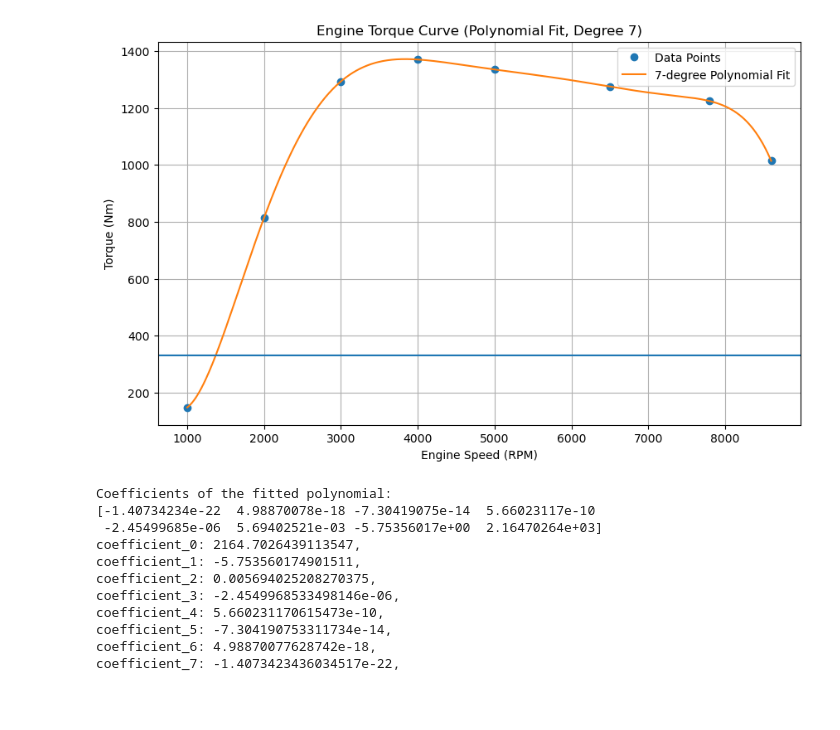
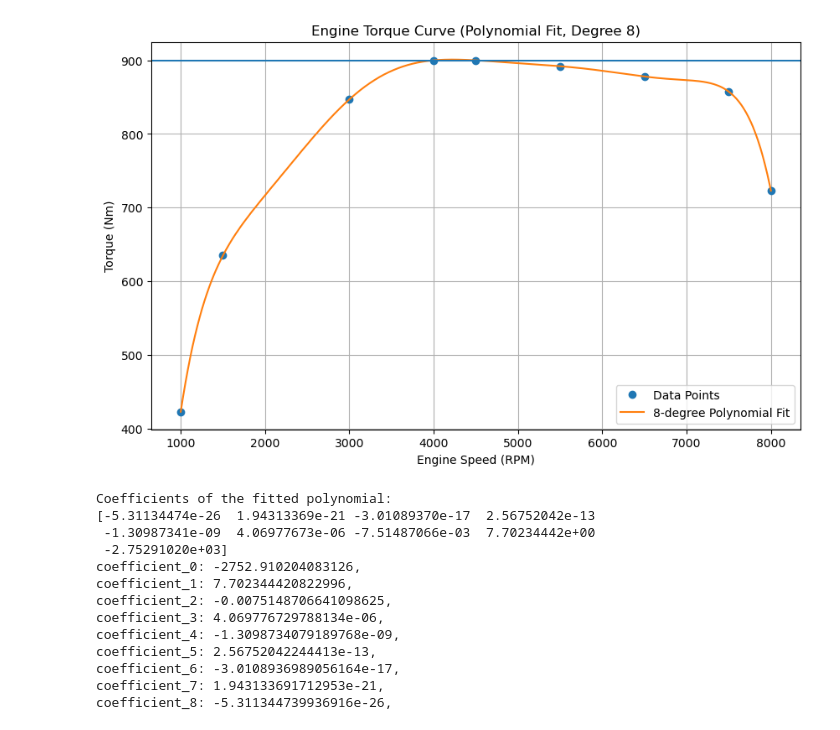
Before and after one commit to vougioukakis/car-acceleration-app, a Jupyter notebook: torque_curve_generator.ipynb, the cells around one changed output. Cells and saved outputs as stored; diff of their text form; code cells hidden in the pictures; blank space fills up the shorter version.

```diff
--- a/torque_curve_generator.ipynb
+++ b/torque_curve_generator.ipynb
@@ -8,58 +8,61 @@ import matplotlib.pyplot as plt
 
 # Given data points
 points = np.array([
-    [1000, 148],
-    [2000, 814],
-    [3000, 1293],
-    [4000, 1370],
-    [5000, 1335],
-    [6500, 1275],
-    [7800, 1224],
-    [8600, 1014],
+    [1000, 423],
+    [1500, 635],
+    [3000, 847],
+    [4000, 900],
+    [4500, 900],
+    [5500, 892],
+    [6500, 878],
+    [7500, 857.5],
+    [8000, 723],
 ])
-maxTq = 330
+maxTq = 900
 rpm = points[:, 0]
 torque = points[:, 1]
 
 # Fit a 7th-degree polynomial to the data
-degree = 7
+degree = 8
 coefficients = np.polyfit(rpm, torque, degree)
 
 # Create the polynomial function using the coefficients
 polynomial = np.poly1d(coefficients)
 
 # Generate smooth RPM values for plotting the polynomial
 rpm_smooth = np.linspace(rpm.min(), rpm.max(), 500)
 torque_smooth = polynomial(rpm_smooth)
 
 # Plot the data and the fitted polynomial curve
 plt.figure(figsize=(10, 6))
 plt.plot(rpm, torque, 'o', label="Data Points")
 plt.plot(rpm_smooth, torque_smooth, '-', label=f"{degree}-degree Polynomial Fit")
 plt.axhline(maxTq)  # Assuming the maximum torque is the maximum value in the dataset
 plt.xlabel("Engine Speed (RPM)")
 plt.ylabel("Torque (Nm)")
 plt.title(f"Engine Torque Curve (Polynomial Fit, Degree {degree})")
 plt.legend()
 plt.grid(True)
 plt.show()
 
 # Print the polynomial coefficients
 print("Coefficients of the fitted polynomial:")
 print(coefficients)
 
 for i in range(len(coefficients)):
     print(f"coefficient_{i}: {coefficients[len(coefficients)-i-1]},")
 # %% [output]
-[figure, old version]
+[figure, new version]
 Coefficients of the fitted polynomial:
-[-1.40734234e-22  4.98870078e-18 -7.30419075e-14  5.66023117e-10
- -2.45499685e-06  5.69402521e-03 -5.75356017e+00  2.16470264e+03]
-coefficient_0: 2164.7026439113547,
-coefficient_1: -5.753560174901511,
-coefficient_2: 0.005694025208270375,
-coefficient_3: -2.4549968533498146e-06,
-coefficient_4: 5.660231170615473e-10,
-coefficient_5: -7.304190753311734e-14,
-coefficient_6: 4.98870077628742e-18,
-coefficient_7: -1.4073423436034517e-22,
+[-5.31134474e-26  1.94313369e-21 -3.01089370e-17  2.56752042e-13
+ -1.30987341e-09  4.06977673e-06 -7.51487066e-03  7.70234442e+00
+ -2.75291020e+03]
+coefficient_0: -2752.910204083126,
+coefficient_1: 7.702344420822996,
+coefficient_2: -0.0075148706641098625,
+coefficient_3: 4.069776729788134e-06,
+coefficient_4: -1.3098734079189768e-09,
+coefficient_5: 2.56752042244413e-13,
+coefficient_6: -3.0108936989056164e-17,
+coefficient_7: 1.943133691712953e-21,
+coefficient_8: -5.311344739936916e-26,
```
Also changed, not shown: 5 other files.
